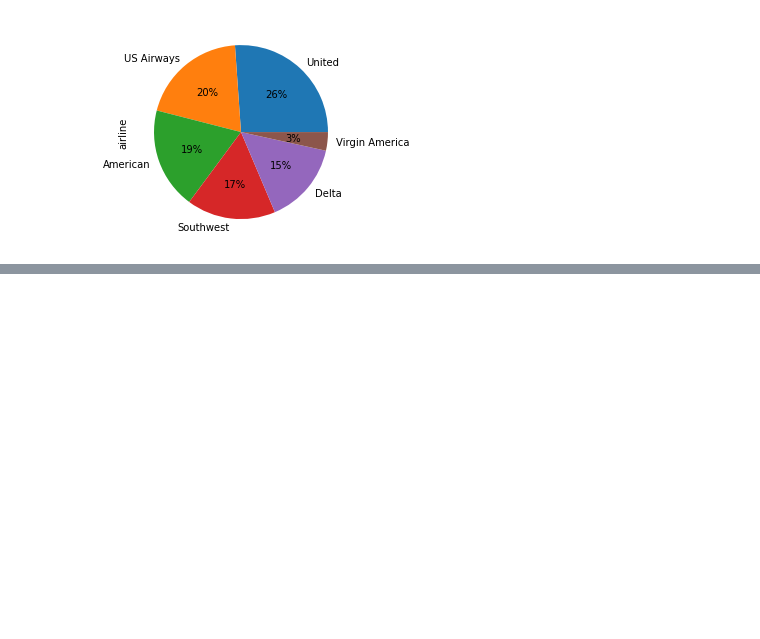
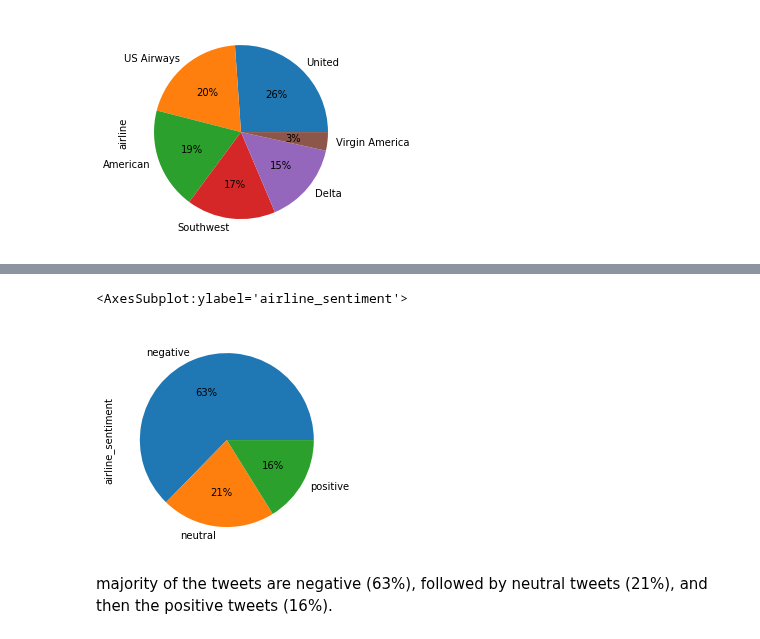
Before and after one commit to buriihenry/Machine-Learning-2, a Jupyter notebook: NLP/Sentimental Analysis.ipynb, the cells around one changed output, grey strips where cells are left out. Saved outputs shown, nothing was run; the diff lists cells and outputs as text; code cells hidden in the pictures; blank space fills up the shorter version.

```diff
--- a/NLP/Sentimental Analysis.ipynb
+++ b/NLP/Sentimental Analysis.ipynb
@@ -36,0 +47,8 @@ airline_tweets.airline.value_counts().plot(kind='pie',autopct='%1.0f%%')
+# %%
+#distribution of sentiments across all the tweets.
+airline_tweets.airline_sentiment.value_counts().plot(kind='pie', autopct='%1.0f%%')
+# %% [output]
+<AxesSubplot:ylabel='airline_sentiment'>
+[figure, added]
+# %% [markdown]
+majority of the tweets are negative (63%), followed by neutral tweets (21%), and then the positive tweets (16%).
```
Also changed, not shown: parts of 3 cells of this notebook.
